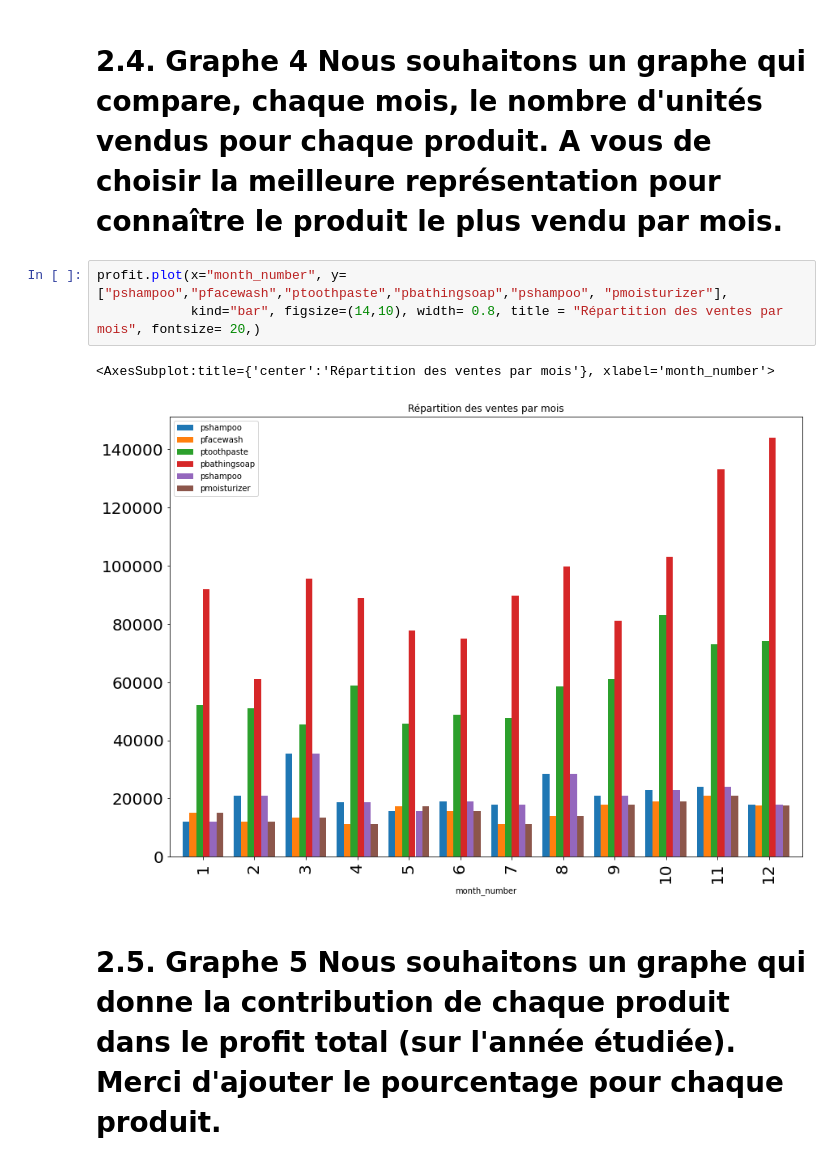
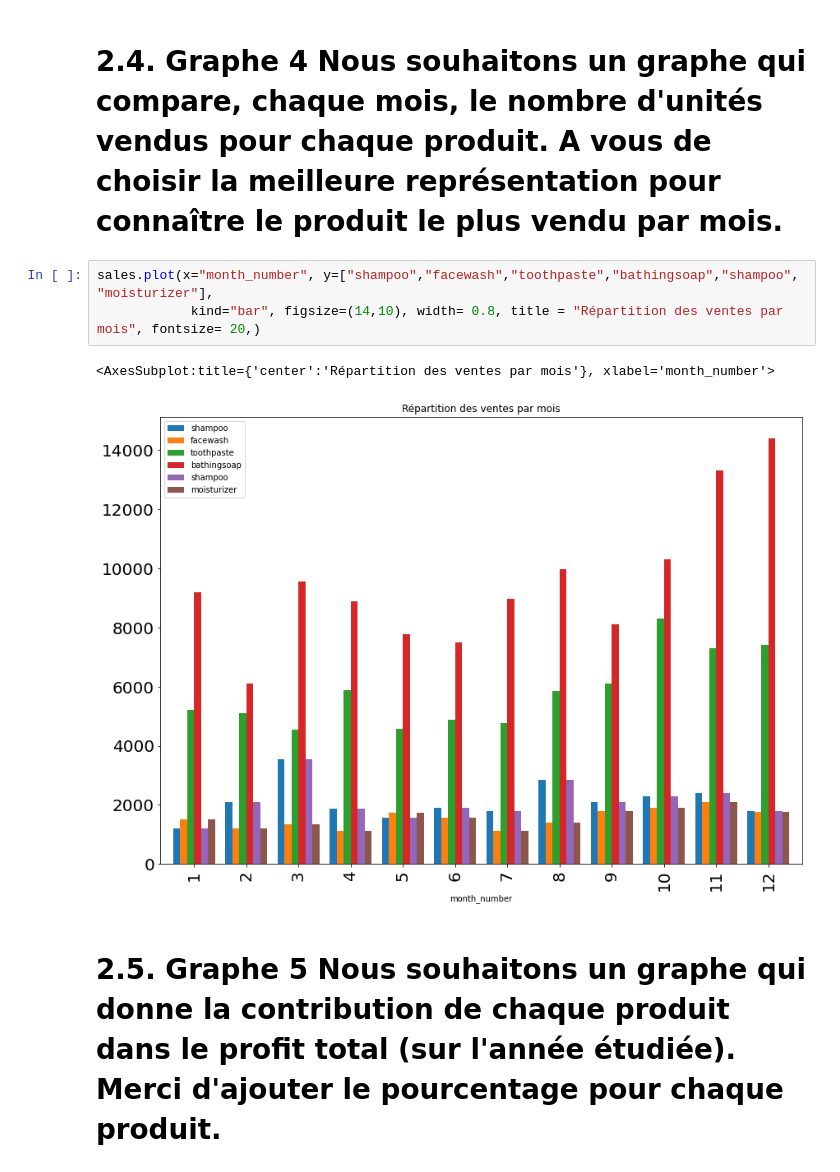
Before and after one commit to laremontada75/projet-graphes, a Jupyter notebook: Untitled.ipynb, the cells around one changed output. Saved outputs shown, nothing was run; the diff lists cells and outputs as text.

```diff
--- a/Untitled.ipynb
+++ b/Untitled.ipynb
@@ -164,11 +165,11 @@ plt.show()
 # %% [markdown]
 # 2.4. Graphe 4 Nous souhaitons un graphe qui compare, chaque mois, le nombre d'unités vendus pour chaque produit. A vous de choisir la meilleure représentation pour connaître le produit le plus vendu par mois.
 # %%
-profit.plot(x="month_number", y=["pshampoo","pfacewash","ptoothpaste","pbathingsoap","pshampoo", "pmoisturizer"],
+sales.plot(x="month_number", y=["shampoo","facewash","toothpaste","bathingsoap","shampoo", "moisturizer"],
             kind="bar", figsize=(14,10), width= 0.8, title = "Répartition des ventes par mois", fontsize= 20,)
 # %% [output]
 <AxesSubplot:title={'center':'Répartition des ventes par mois'}, xlabel='month_number'>
-[figure, old version]
+[figure, new version]
 # %% [markdown]
 # 2.5. Graphe 5 Nous souhaitons un graphe qui donne la contribution de chaque produit dans le profit total (sur l'année étudiée). Merci d'ajouter le pourcentage pour chaque produit.
 # %%
```
Also changed, not shown: parts of 6 cells of this notebook.
